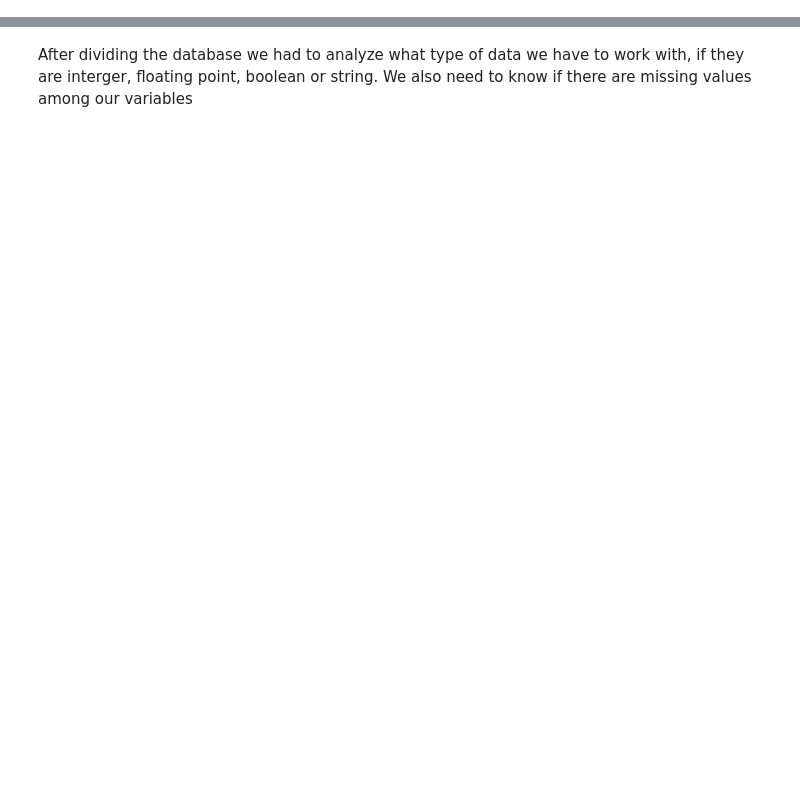
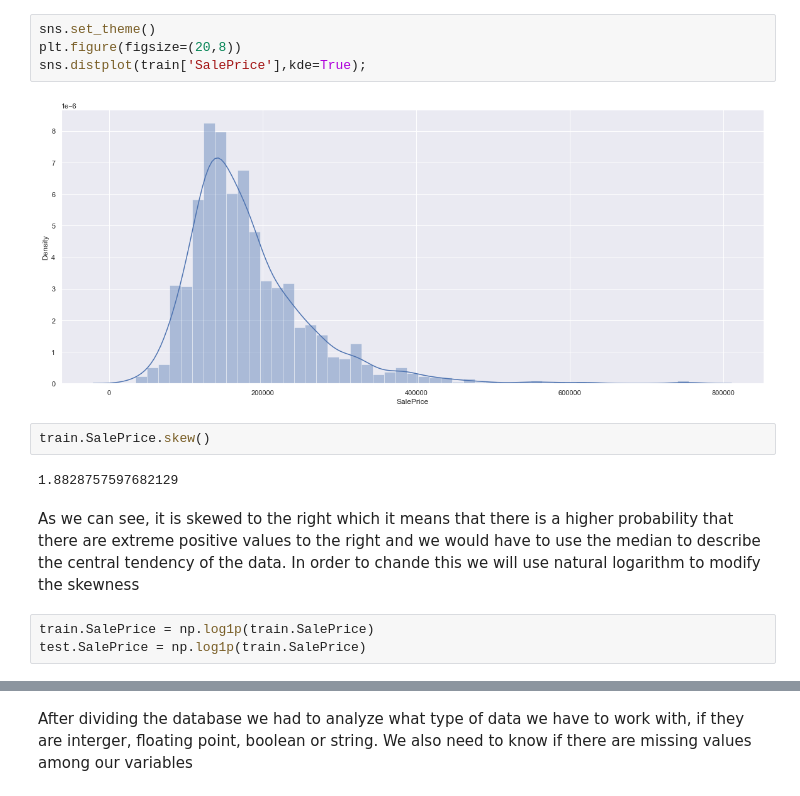
Before and after one commit to Gerardoj09/House_Pricing_Prediction, a Jupyter notebook: ETL.ipynb, the cells around one changed output, grey strips where cells are left out. Saved outputs shown, nothing was run; the diff lists cells and outputs as text; blank space fills up the shorter version.

```diff
--- a/ETL.ipynb
+++ b/ETL.ipynb
@@ -17,0 +82,16 @@ When reviewing the database, it was decided to divide it into 4 dataframes to be
+# %%
+sns.set_theme()
+plt.figure(figsize=(20,8))
+sns.distplot(train['SalePrice'],kde=True);
+# %% [output]
+[figure, added]
+# %%
+train.SalePrice.skew()
+# %% [output]
+1.8828757597682129
+# %% [markdown]
+
+As we can see, it is skewed to the right which it means that there is a higher probability that there are extreme positive values to the right and we would have to use the median to describe the central tendency of the data. In order to chande this we will use natural logarithm to modify the skewness
+# %%
+train.SalePrice = np.log1p(train.SalePrice)
+test.SalePrice = np.log1p(train.SalePrice)
```
Also changed, not shown: parts of 69 cells of this notebook, 1 other file.
